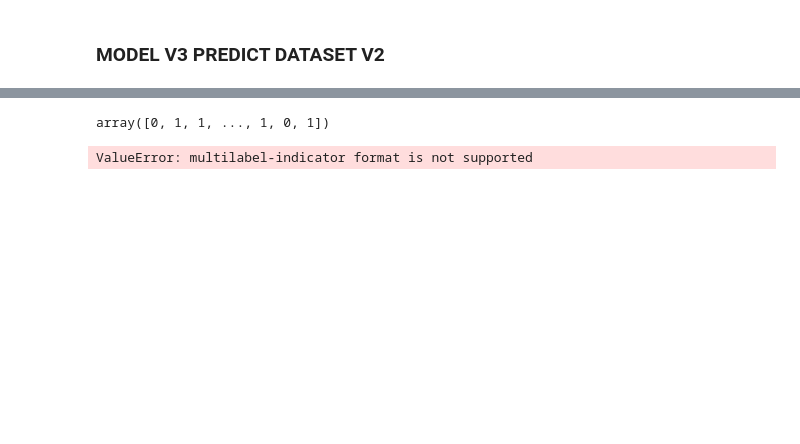
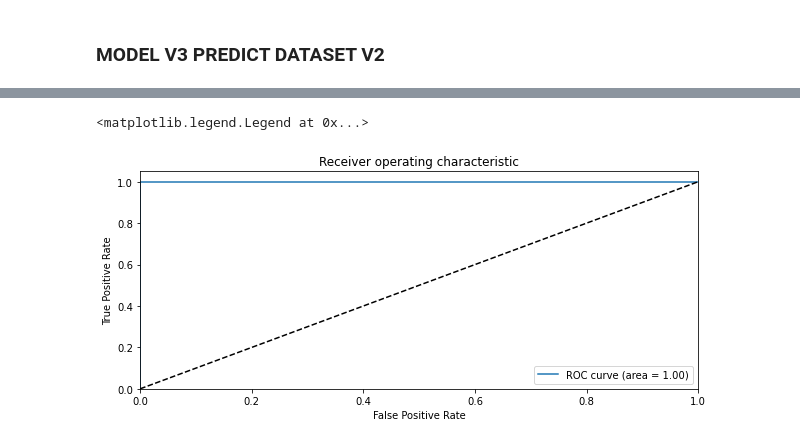
Before and after one commit to jamesvincentsiauw/tampered-image-detector, a Jupyter notebook: all models x dataset v2.ipynb, the cells around one changed output, grey strips where cells are left out. Cells and saved outputs as stored; diff of their text form; code cells hidden in the pictures; blank space fills up the shorter version.

```diff
--- a/all models x dataset v2.ipynb
+++ b/all models x dataset v2.ipynb
@@ -164,15 +257,14 @@ AKURASI:  90.4347836971283 %
 # %% [markdown]
 ### MODEL V3 PREDICT DATASET V2
 # %%
-Y_pred = model.predict(X_val, verbose=1)
+#  (clf.predict_proba(X_test)[:,1] >= 0.7367280663362746)
+Y_pred = model.predict(X_val, verbose=1)[:,1] >= 5.0216520e-01
 # Convert predictions classes to one hot vectors
-Y_pred_classes = np.argmax(Y_pred,axis = 1)
+# Y_pred_classes = np.argmax(Y_pred,axis = 1)
 # Convert validation observations to one hot vectors
 Y_true = np.argmax(array(Y_val),axis = 1)
 # compute the confusion matrix
-confusion_mtx = confusion_matrix(Y_true, Y_pred_classes)
+confusion_mtx = confusion_matrix(Y_true, Y_pred)
 # plot the confusion matrix
 plot_confusion_matrix(confusion_mtx, classes = range(2))
-score = model.evaluate(X_val, Y_val, verbose=0)
-print("AKURASI: ",score[1]*100,"%")
 # %% [output]
@@ -186,32 +279,16 @@ y_pred_proba = model.predict_proba(X_val, verbose=1)
-# %%
-array(Y_val)
-# %% [output]
-array([0, 1, 1, ..., 1, 0, 1])
 # %%
-# print("Accuracy: {} %".format(accuracy_score(test_y, pred) * 100))
-# print("Precision: {} %".format(precision_score(test_y, pred) * 100))
-# print("Recall: {} %".format(recall_score(test_y, pred) * 100))
-# print("F1-score: {} %".format(f1_score(test_y, pred) * 100))
-# print("Confusion Matrix:")
-# plot_confusion_matrix(model, test_x, test_y)
+fpr_keras, tpr_keras, thresholds_keras = roc_curve(Y_pred, y_pred_proba[:,1])
+auc_keras = auc(fpr_keras, tpr_keras)
 
-# y_pred_proba = model.predict_proba(test_x)
-
-# fpr, tpr, thresholds = roc_curve(test_y, y_pred_proba[:,1])
-
-# auc_score = auc(fpr, tpr)
-
-# plt.figure(figsize=(10,4))
-# plt.plot(fpr, tpr, label='ROC curve (area = %0.2f)' % (auc_score))
-# plt.plot([0, 1], [0, 1], 'k--')
-# plt.xlim([0.0, 1.0])
-# plt.ylim([0.0, 1.05])
-# plt.xlabel('False Positive Rate')
-# plt.ylabel('True Positive Rate')
-# plt.title('Receiver operating characteristic')
-# plt.legend(loc="lower right")
-
-Y = []
-fpr, tpr, threshold = roc_curve(Y_val, y_pred_proba[:,1])
+plt.figure(figsize=(10,4))
+plt.plot(fpr_keras, tpr_keras, label='ROC curve (area = %0.2f)' % (auc_keras))
+plt.plot([0, 1], [0, 1], 'k--')
+plt.xlim([0.0, 1.0])
+plt.ylim([0.0, 1.05])
+plt.xlabel('False Positive Rate')
+plt.ylabel('True Positive Rate')
+plt.title('Receiver operating characteristic')
+plt.legend(loc="lower right")
 # %% [output]
-ValueError: multilabel-indicator format is not supported
+<matplotlib.legend.Legend at 0x...>
+[figure, added]
```
Also changed, not shown: parts of 29 cells of this notebook.
